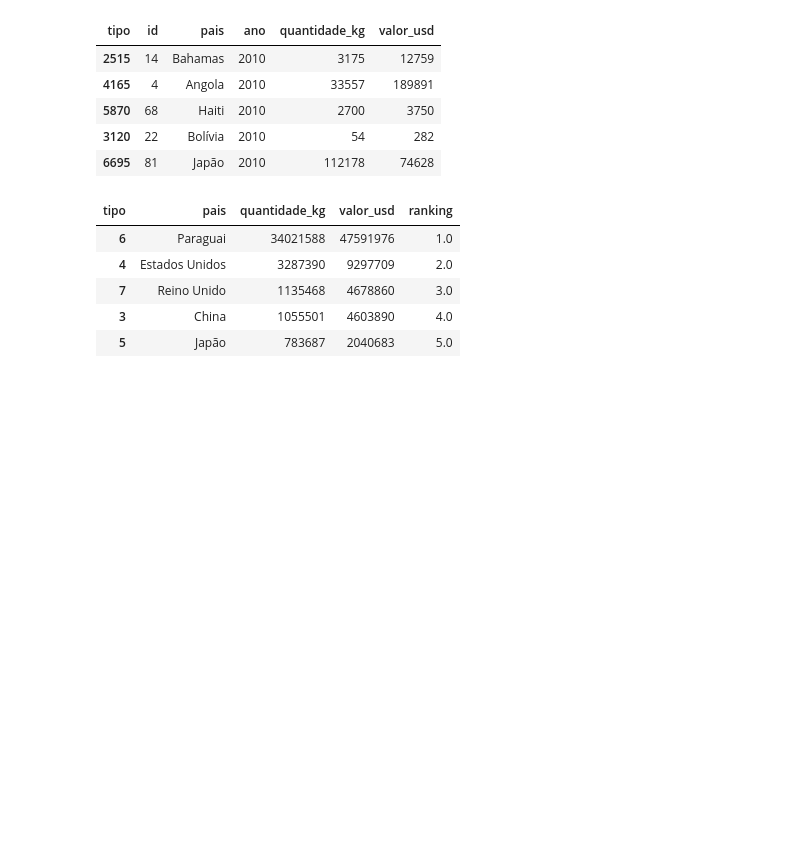
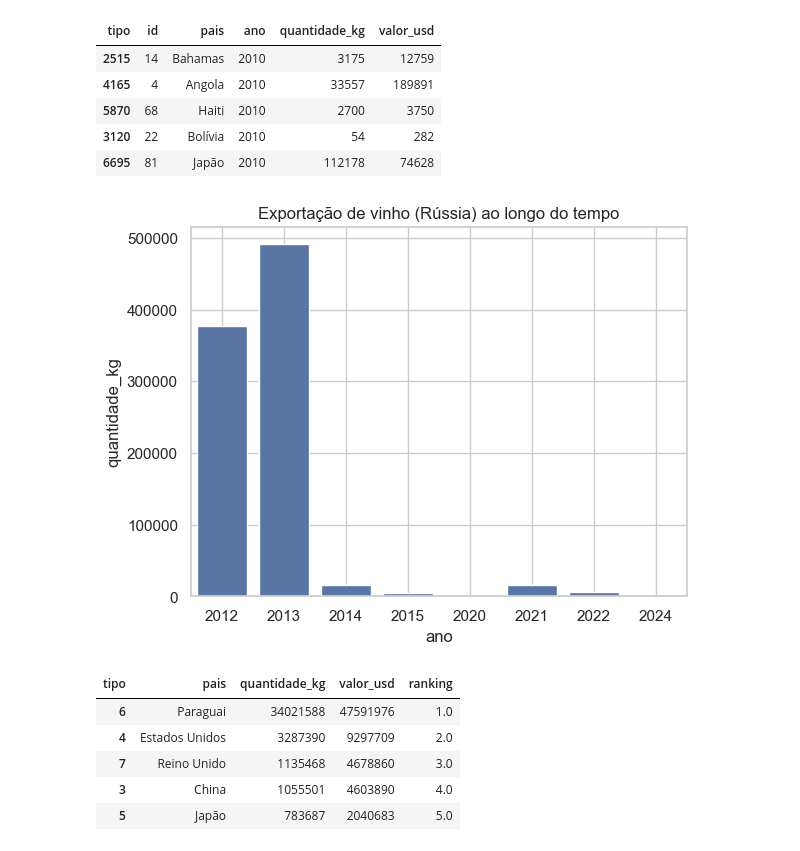
Before and after one commit to RicardViana/fiap-Data-Analysis-and-Exploration, a Jupyter notebook: tech_challenge_fase1.ipynb, the cells around one changed output. Drawn from its saved outputs; the diff is of its cells as text; code cells hidden in the pictures; blank space fills up the shorter version.

```diff
--- a/tech_challenge_fase1.ipynb
+++ b/tech_challenge_fase1.ipynb
@@ -165,6 +166,21 @@ df_vinhos_ultimo.head()
 | 5870 | 68 | Haiti | 2010 | 2700 | 3750 |
 | 3120 | 22 | Bolívia | 2010 | 54 | 282 |
 | 6695 | 81 | Japão | 2010 | 112178 | 74628 |
+# %%
+''' Durante o desenvolvimento foi identificado que alguns paises não há uma
+recorrencia de compra (exmplo: Rússia) e por isso foi criar uma função para manter apenas os país com recorrencia de compra '''
+
+filtro_pais = "Rússia"
+
+df_vinhos_ultimo_filtro_pais = df_vinhos_ultimo[df_vinhos_ultimo['pais'] == filtro_pais].copy()
+df_vinhos_ultimo_filtro_pais['quantidade_kg'] = df_vinhos_ultimo_filtro_pais['quantidade_kg']/ (10^6)
+
+sns.barplot(data=df_vinhos_ultimo_filtro_pais, x='ano', y='quantidade_kg')
+plt.title(f'Exportação de vinho ({filtro_pais}) ao longo do tempo')
+plt.grid(True)
+plt.show()
+# %% [output]
+[figure, added]
 # %%
 # Verificar paises que existe uma recorrencia de compra
 paises_validos = []
```
Also changed, not shown: parts of 4 cells of this notebook.
